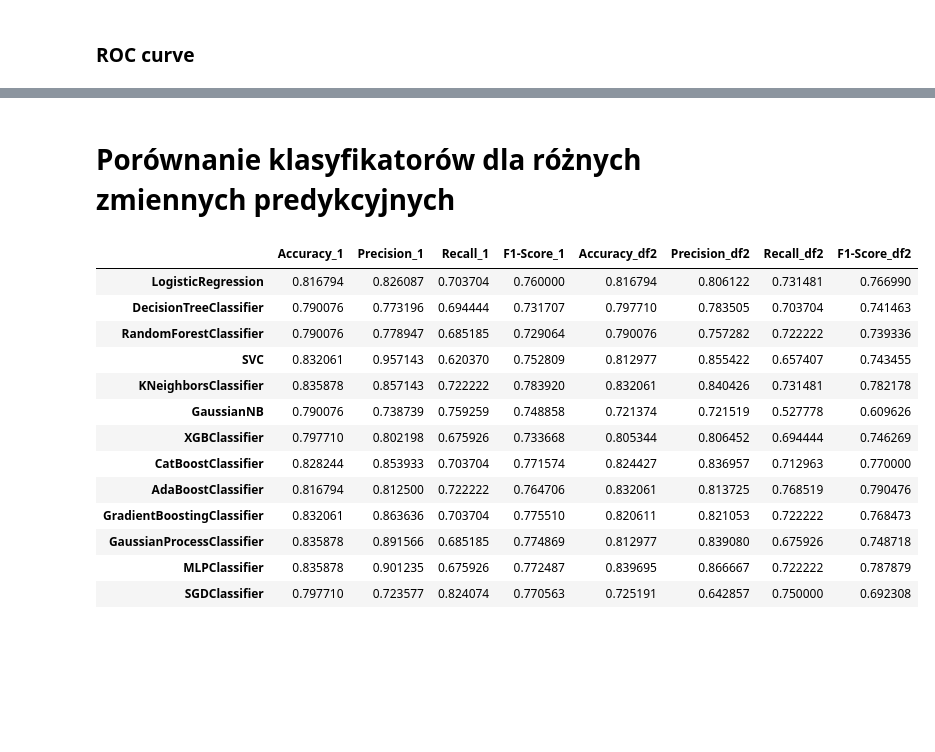
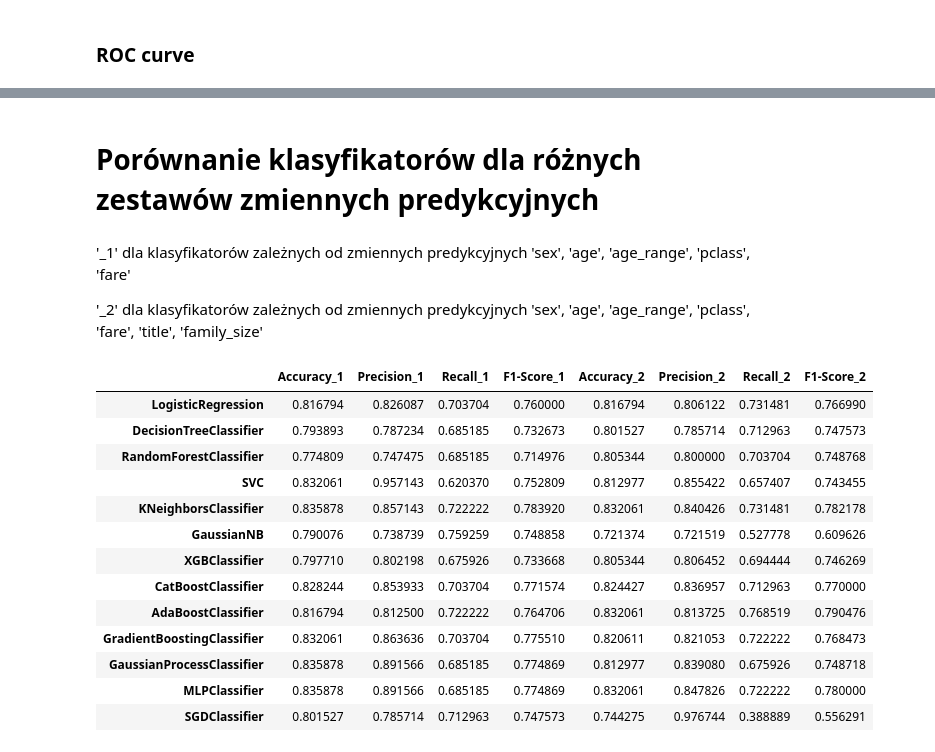
Before and after one commit to kingastec/titanic_classification, a Jupyter notebook: titanic_classification.ipynb, the cells around one changed output, grey strips where cells are left out. Drawn from its saved outputs; the diff is of its cells as text; code cells hidden in the pictures; blank space fills up the shorter version.

```diff
--- a/titanic_classification.ipynb
+++ b/titanic_classification.ipynb
@@ -832,15 +832,20 @@ plt.show()
 # %% [markdown]
-# Porównanie klasyfikatorów dla różnych zmiennych predykcyjnych
+# Porównanie klasyfikatorów dla różnych zestawów zmiennych predykcyjnych
+# %% [markdown]
+'_1' dla klasyfikatorów zależnych od zmiennych predykcyjnych 'sex', 'age', 'age_range', 'pclass', 'fare'
+
+'_2' dla klasyfikatorów zależnych od zmiennych predykcyjnych 'sex', 'age', 'age_range', 'pclass', 'fare',
+'title', 'family_size'
 # %%
 metrics_df1 = metrics_df1.add_suffix('_1')
-metrics_df2 = metrics_df2.add_suffix('_df2')
+metrics_df2 = metrics_df2.add_suffix('_2')
 metric = pd.concat([metrics_df1, metrics_df2], axis=1)
 metric
 # %% [output]
-|  | Accuracy_1 | Precision_1 | Recall_1 | F1-Score_1 | Accuracy_df2 | Precision_df2 | Recall_df2 | F1-Score_df2 |
+|  | Accuracy_1 | Precision_1 | Recall_1 | F1-Score_1 | Accuracy_2 | Precision_2 | Recall_2 | F1-Score_2 |
 | LogisticRegression | 0.816794 | 0.826087 | 0.703704 | 0.760000 | 0.816794 | 0.806122 | 0.731481 | 0.766990 |
-| DecisionTreeClassifier | 0.790076 | 0.773196 | 0.694444 | 0.731707 | 0.797710 | 0.783505 | 0.703704 | 0.741463 |
-| RandomForestClassifier | 0.790076 | 0.778947 | 0.685185 | 0.729064 | 0.790076 | 0.757282 | 0.722222 | 0.739336 |
+| DecisionTreeClassifier | 0.793893 | 0.787234 | 0.685185 | 0.732673 | 0.801527 | 0.785714 | 0.712963 | 0.747573 |
+| RandomForestClassifier | 0.774809 | 0.747475 | 0.685185 | 0.714976 | 0.805344 | 0.800000 | 0.703704 | 0.748768 |
 | SVC | 0.832061 | 0.957143 | 0.620370 | 0.752809 | 0.812977 | 0.855422 | 0.657407 | 0.743455 |
 | KNeighborsClassifier | 0.835878 | 0.857143 | 0.722222 | 0.783920 | 0.832061 | 0.840426 | 0.731481 | 0.782178 |
 | GaussianNB | 0.790076 | 0.738739 | 0.759259 | 0.748858 | 0.721374 | 0.721519 | 0.527778 | 0.609626 |
@@ -849,5 +854,5 @@ metric
 | AdaBoostClassifier | 0.816794 | 0.812500 | 0.722222 | 0.764706 | 0.832061 | 0.813725 | 0.768519 | 0.790476 |
 | GradientBoostingClassifier | 0.832061 | 0.863636 | 0.703704 | 0.775510 | 0.820611 | 0.821053 | 0.722222 | 0.768473 |
 | GaussianProcessClassifier | 0.835878 | 0.891566 | 0.685185 | 0.774869 | 0.812977 | 0.839080 | 0.675926 | 0.748718 |
-| MLPClassifier | 0.835878 | 0.901235 | 0.675926 | 0.772487 | 0.839695 | 0.866667 | 0.722222 | 0.787879 |
-| SGDClassifier | 0.797710 | 0.723577 | 0.824074 | 0.770563 | 0.725191 | 0.642857 | 0.750000 | 0.692308 |
+| MLPClassifier | 0.835878 | 0.891566 | 0.685185 | 0.774869 | 0.832061 | 0.847826 | 0.722222 | 0.780000 |
+| SGDClassifier | 0.801527 | 0.785714 | 0.712963 | 0.747573 | 0.744275 | 0.976744 | 0.388889 | 0.556291 |
```
Also changed, not shown: parts of 19 cells of this notebook.
